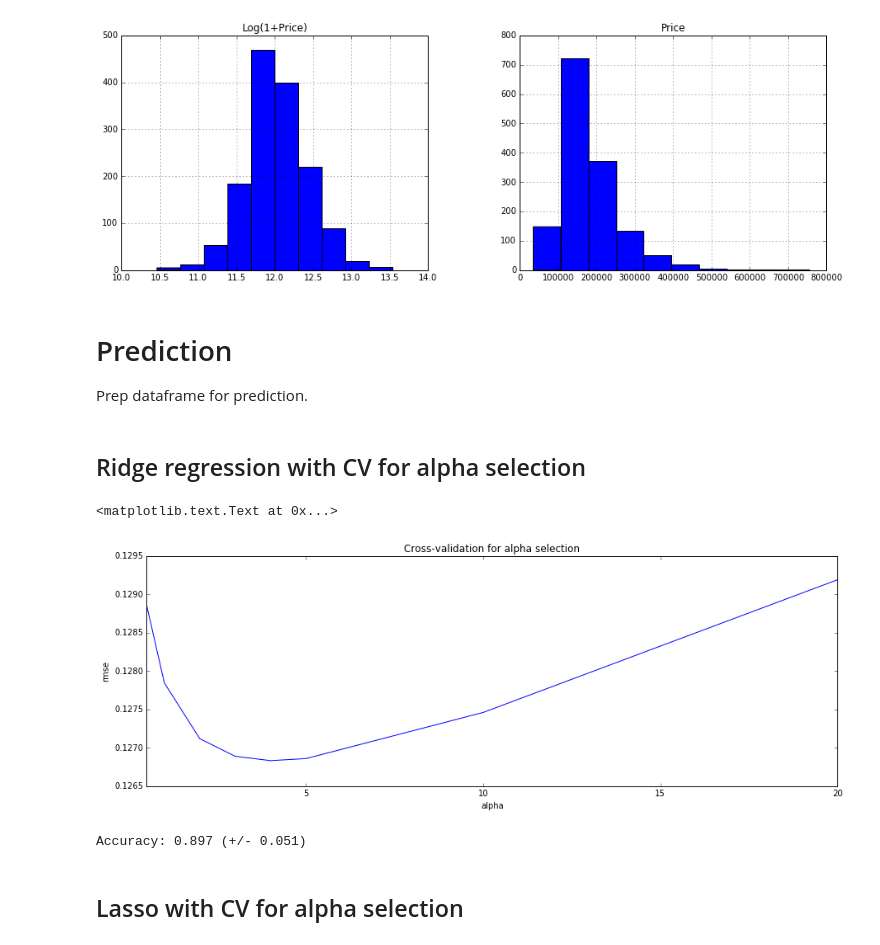
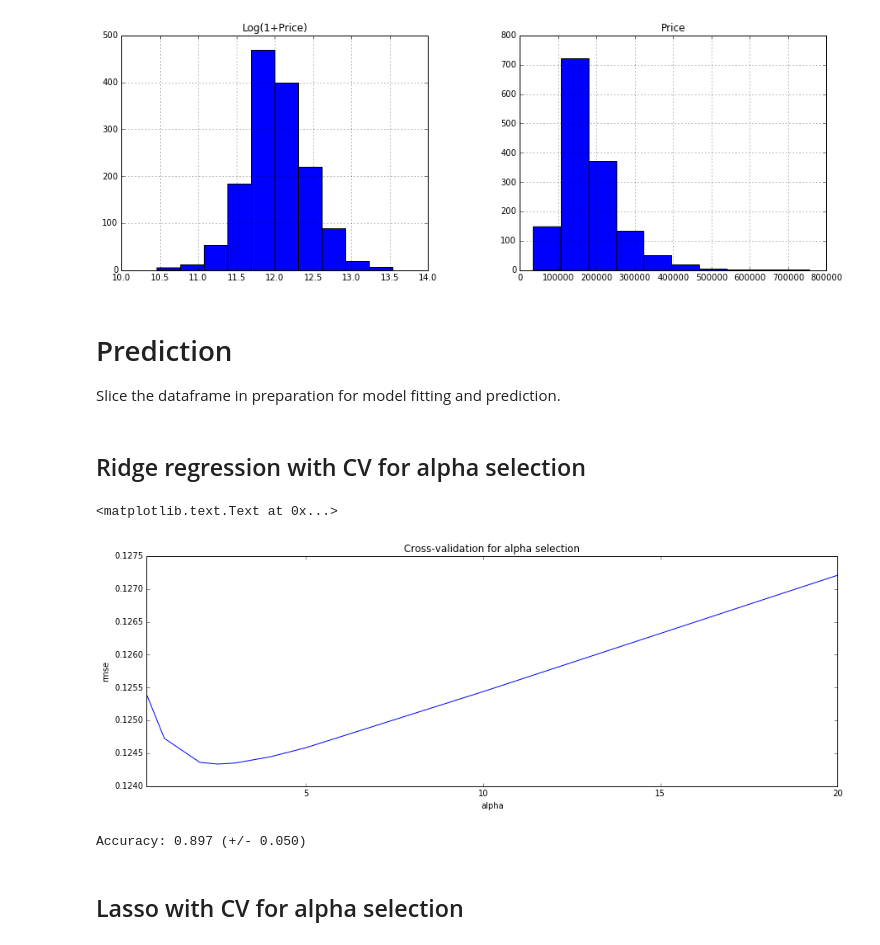
Before and after one commit to albertwildeman/Kaggle-Ames_Housing_Prices, a Jupyter notebook: Ames.ipynb, the cells around one changed output. Cells and saved outputs as stored; diff of their text form; code cells hidden in the pictures.

Commit message:
Code cleaned up more, some predictors added

```diff
--- a/Ames.ipynb
+++ b/Ames.ipynb
@@ -125,11 +126,11 @@ DF[bsmt_cols].head()
 | 4 | TA | Av | 655.0 | 0.0 | GLQ | Unf | 1.0 | ... |
 # %%
 # Assume that basement areas for which no finish is specified are unfinished
-DF.loc[DF.loc[:,"BsmtFinType1"].isnull(), "BsmtFinType1" ] ="Unf"
-DF.loc[DF.loc[:,"BsmtFinType2"].isnull(), "BsmtFinType2" ] ="Unf"
+DF.loc[DF.BsmtFinType1.isnull(), "BsmtFinType1" ] ="Unf"
+DF.loc[DF.BsmtFinType2.isnull(), "BsmtFinType2" ] ="Unf"
 
 # Get list of the names of basement finish types, and use each to generate list of column names for new variables
-bsmt_fintypes = [fin for fin in DF["BsmtFinType1"].unique() if isinstance(fin, str)]
+bsmt_fintypes = [fin for fin in DF.BsmtFinType1.unique() if isinstance(fin, str)]
 
 # Initialize new dataframe to hold these variables
 DF_bsmt_area = pd.DataFrame(data=np.zeros((n_ttl,len(bsmt_fintypes))), columns=bsmt_fintypes)
@@ -409,7 +400,7 @@ skewed_feats = [x for x in num_feats if skew(DF.loc[:,x].dropna())>.75]
 DF[skewed_feats] = np.log1p(DF[skewed_feats])
 # %% [markdown]
 # Prediction
-Prep dataframe for prediction.
+Slice the dataframe in preparation for model fitting and prediction.
 # %%
 X_trn = DF.loc[ trn, DF.columns.difference(["SalePrice"]) ]
 X_tst = DF.loc[ tst, DF.columns.difference(["SalePrice"]) ]
@@ -417,31 +408,32 @@ y_trn = DF.loc[trn,"SalePrice"].copy()
 # %% [markdown]
 ## Ridge regression with CV for alpha selection
 # %%
+# This function is from Alexandru Papiu's notebook.
 def rmse_cv(model):
-    rmse= np.sqrt(-cross_val_score(model, X_trn, y_trn, scoring="neg_mean_squared_error", cv = 5))
+    rmse= np.sqrt(-cross_val_score(model, X_trn, y_trn, scoring="neg_mean_squared_error", cv = 10))
     return(rmse)
 # %%
-
-alphas = [0.5, 1, 2, 3, 4, 5, 10, 20]
+# Calculate CV RMSE for a range of alpha values
+alphas = [0.5, 1, 2, 2.5, 3, 4, 5, 10, 20]
 cv_ridge = [rmse_cv(linear_model.Ridge(alpha = alpha)).mean()
             for alpha in alphas]
 
 cv_ridge = pd.Series(cv_ridge, index = alphas)
 cv_ridge.plot(title = "Cross-validation for alpha selection")
 plt.xlabel("alpha")
 plt.ylabel("rmse")
 # %% [output]
 <matplotlib.text.Text at 0x...>
-[figure, old version]
+[figure, new version]
 # %%
-model_ridge = linear_model.Ridge(alpha = 4)
+# Fit and predict (using the alpha that resulted in the lowest RMSE)
+model_ridge = linear_model.Ridge(alpha = 2.5)
 model_ridge.fit(X_trn, y_trn)
-pred = np.expm1(model_ridge.predict(X_tst))
 
-# CV score
+# CV score, for comparison to other models
 scores = cross_val_score(model_ridge, X_trn, y_trn, cv=5)
 print("Accuracy: %0.3f (+/- %0.3f)" % (scores.mean(), scores.std() * 2))
 # %% [output]
-Accuracy: 0.897 (+/- 0.051)
+Accuracy: 0.897 (+/- 0.050)
 # %% [markdown]
 ## Lasso with CV for alpha selection
```
Also changed, not shown: parts of 20 cells of this notebook, 1 other file.
